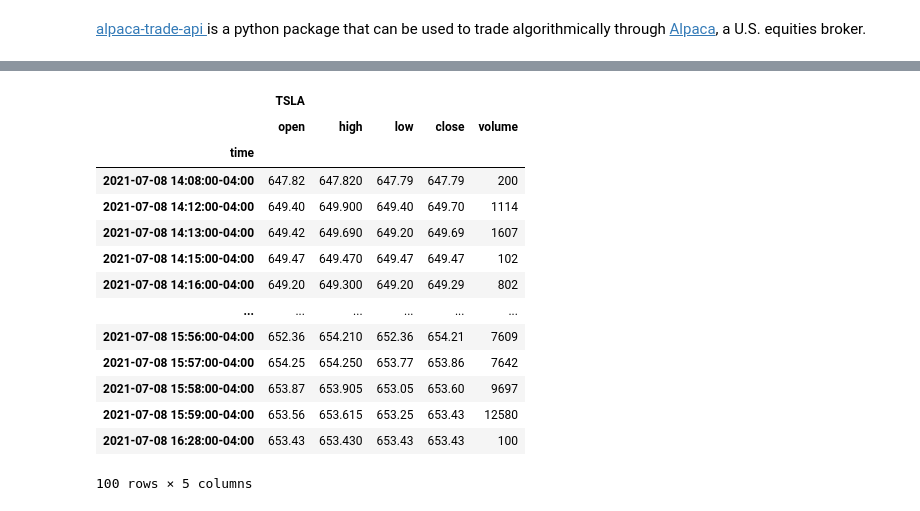
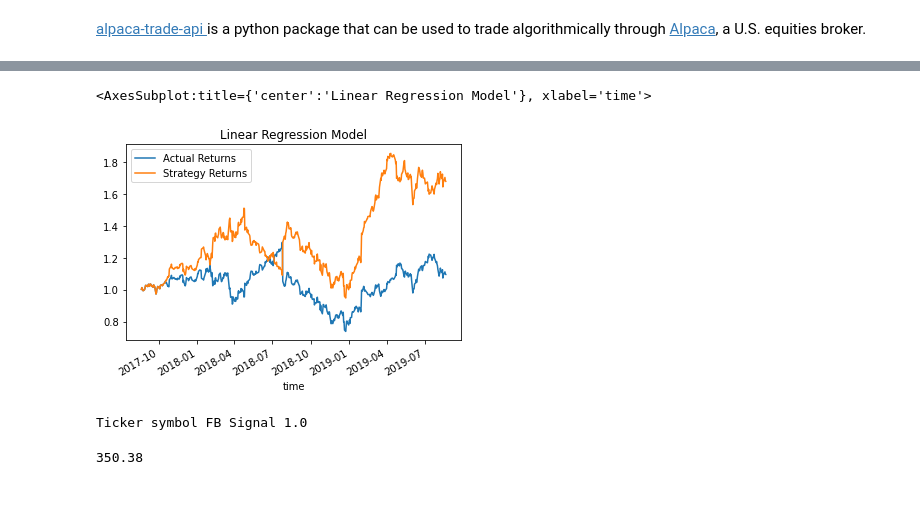
Before and after one commit to mhennis7/Training_BOT_Project2, a Jupyter notebook: live_trade_demo.ipynb, the cells around one changed output, grey strips where cells are left out. Drawn from its saved outputs; the diff is of its cells as text; code cells hidden in the pictures.

Commit message:
Alpaca live trade now possible

```diff
--- a/live_trade_demo.ipynb
+++ b/live_trade_demo.ipynb
@@ -30,0 +197,7 @@ signal = 1
+# %%
+# Generate the X_train and y_train DataFrames
+X_train = X.loc[training_begin:training_end]
+y_train = y.loc[training_begin:training_end]
+
+# Review the X_train DataFrame
+X_train.head()
@@ -30,0 +289,19 @@ signal = 1
+# %%
+# Import a new classifier from SKLearn
+
+from sklearn.linear_model import LogisticRegression
+
+# Initiate the model instance
+logistic_regression_model = LogisticRegression()
+# %%
+# Fit the model using the training data
+logistic_regression_model=logistic_regression_model.fit(X_train_scaled, y_train)
+
+# Use the testing dataset to generate the predictions for the new model
+pred = logistic_regression_model.predict(X_train_scaled)
+
+# Use a classification report to evaluate the model using the predictions and testing data
+lrm_testing_report = classification_report(y_train, pred)
+
+# Print the classification report
+print(lrm_testing_report)
@@ -31,2 +317,28 @@ signal = 1
+# %%
+# Create a new empty predictions DataFrame.
+
+# Create a predictions DataFrame
+pred_df = pd.DataFrame(index=X_train.index)
+
+# Add the SVM model predictions to the DataFrame
+pred_df['Predicted'] = pred
+
+# Add the actual returns to the DataFrame
+pred_df ['Actual Returns'] = signals_df['Actual Returns']
+
+# Add the strategy returns to the DataFrame
+pred_df['Strategy Returns'] = pred_df['Actual Returns'] * pred_df['Predicted']
+# %%
+# Plot the actual returns versus the strategy returns
+(1 + pred_df[['Actual Returns', 'Strategy Returns']]).cumprod().plot(title = "Linear Regression Model")
+# %% [output]
+<AxesSubplot:title={'center':'Linear Regression Model'}, xlabel='time'>
+[figure, added]
+# %%
+# Set ticker and signal for live trade.
+signal=signals_df['Signal'][signals_df.index[-1]]
+print(f"Ticker symbol {symbol} Signal {signal}")
+# %% [output]
+Ticker symbol FB Signal 1.0
 # %%
 # Create buy signal, num shares and ticker
@@ -41,24 +353,10 @@ number_of_shares = 1
 # %%
 # Get final closing price
 prices = api.get_barset(ticker, "1Min").df
-prices
-#limit_amount = prices["TSLA"]["close"][-1]
+limit_amount = prices[ticker]["close"][-1]
+limit_amount
 # %% [output]
-|  | TSLA |  |  |  |  |
-|  | open | high | low | close | volume |
-| time |  |  |  |  |  |
-| 2021-07-08 14:08:00-04:00 | 647.82 | 647.820 | 647.79 | 647.79 | 200 |
-| 2021-07-08 14:12:00-04:00 | 649.40 | 649.900 | 649.40 | 649.70 | 1114 |
-| 2021-07-08 14:13:00-04:00 | 649.42 | 649.690 | 649.20 | 649.69 | 1607 |
-| 2021-07-08 14:15:00-04:00 | 649.47 | 649.470 | 649.47 | 649.47 | 102 |
-| 2021-07-08 14:16:00-04:00 | 649.20 | 649.300 | 649.20 | 649.29 | 802 |
-| ... | ... | ... | ... | ... | ... |
-| 2021-07-08 15:56:00-04:00 | 652.36 | 654.210 | 652.36 | 654.21 | 7609 |
-| 2021-07-08 15:57:00-04:00 | 654.25 | 654.250 | 653.77 | 653.86 | 7642 |
-| 2021-07-08 15:58:00-04:00 | 653.87 | 653.905 | 653.05 | 653.60 | 9697 |
-| 2021-07-08 15:59:00-04:00 | 653.56 | 653.615 | 653.25 | 653.43 | 12580 |
-| 2021-07-08 16:28:00-04:00 | 653.43 | 653.430 | 653.43 | 653.43 | 100 |
-100 rows × 5 columns
+350.38
 # %%
 # Submit order
 api.submit_order(
```
Also changed, not shown: parts of 27 cells of this notebook.
